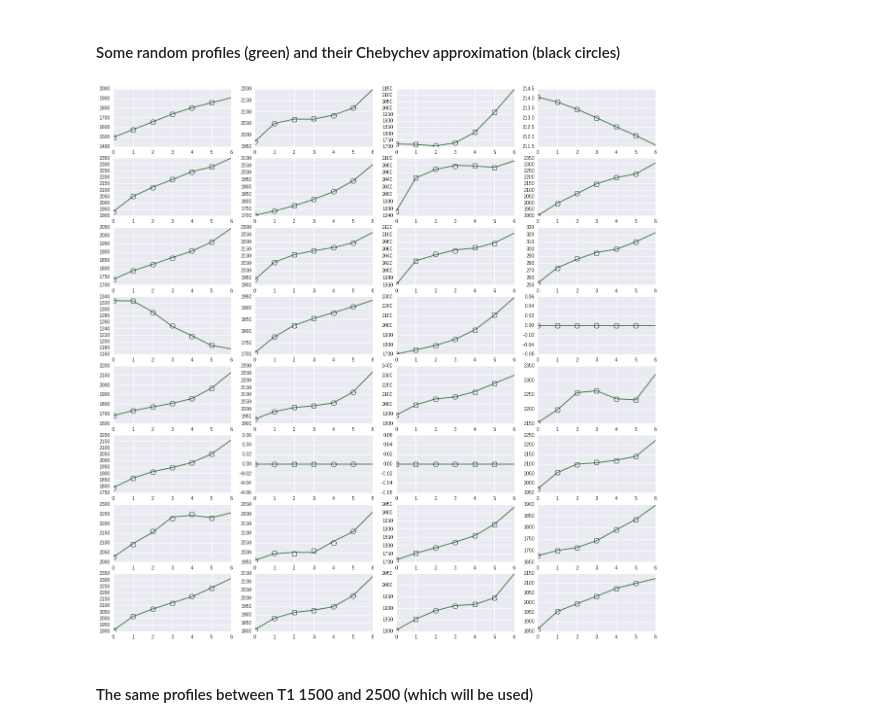
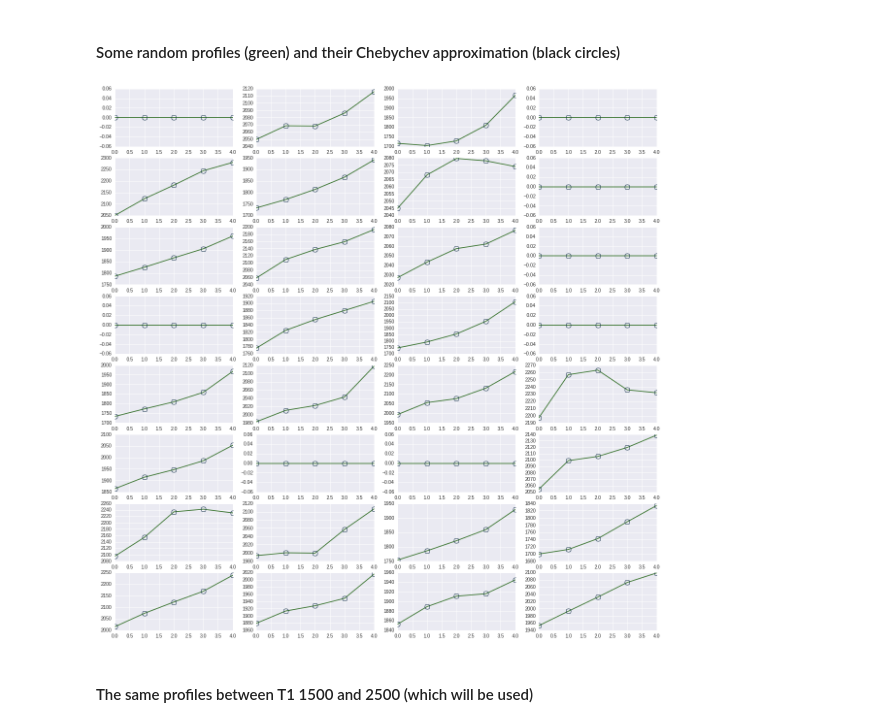
Before and after one commit to juhuntenburg/myelinconnect, a Jupyter notebook: notebooks/t1_vs_embedding.ipynb, the cells around one changed output. Drawn from its saved outputs; the diff is of its cells as text; code cells hidden in the pictures.

```diff
--- a/notebooks/t1_vs_embedding.ipynb
+++ b/notebooks/t1_vs_embedding.ipynb
@@ -57,8 +57,10 @@ mask = np.load(mask_file)
 embedding = np.load(embed_file)
 t1_profiles = np.load(t1_file)
 sulc = np.load(sulc_file)
+# %%
+t1_profiles[mask]=0
 # %%
-coeff, poly = chebapprox(t1_profiles[:,3:8], 5)
+coeff, poly = chebapprox(t1_profiles[:,3:8], 4)
 # %%
 t1_avg = np.mean(t1_profiles[:,3:8], axis=1)
 # %% [markdown]
@@ -68,18 +70,18 @@ t1_avg = np.mean(t1_profiles[:,3:8], axis=1)
 # %%
 np.random.seed(seed=16)
 nodes = np.random.randint(0,v.shape[0], 32)
 x=np.arange(coeff.shape[1])
 
 fig = plt.figure(figsize=(20,20))
 for i in range(32):
     ax = fig.add_subplot(8,4,i+1)
-    plt.plot(t1_profiles[nodes[i], 2:9], color=colors[3])
+    plt.plot(t1_profiles[nodes[i], 3:8], color=colors[3])
     plt.plot(np.polynomial.chebyshev.chebval(x, coeff[nodes[i]]),
              color=colors[1], linestyle='None', fillstyle='none',
              marker='o', markersize=10,  markeredgewidth=1)
     #ax.set_ylim([1500,2500])
 # %% [output]
-[figure, old version]
+[figure, new version]
 # %% [markdown]
 #### The same profiles between T1 1500 and 2500 (which will be used)
 # %%
```
Also changed, not shown: parts of 47 cells of this notebook.
